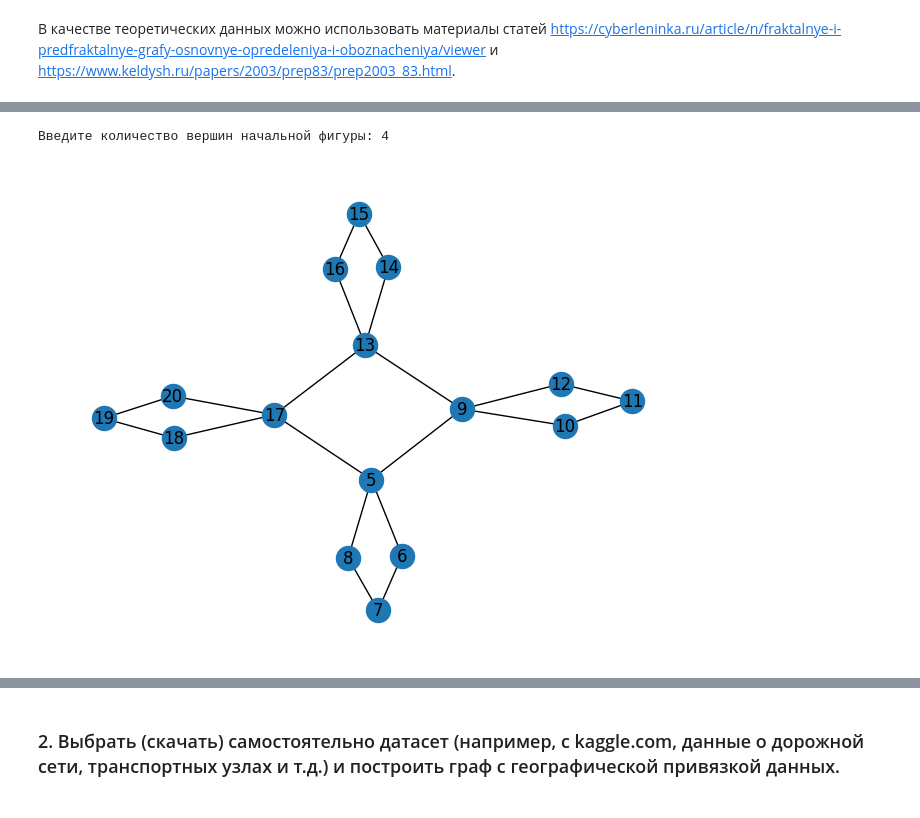
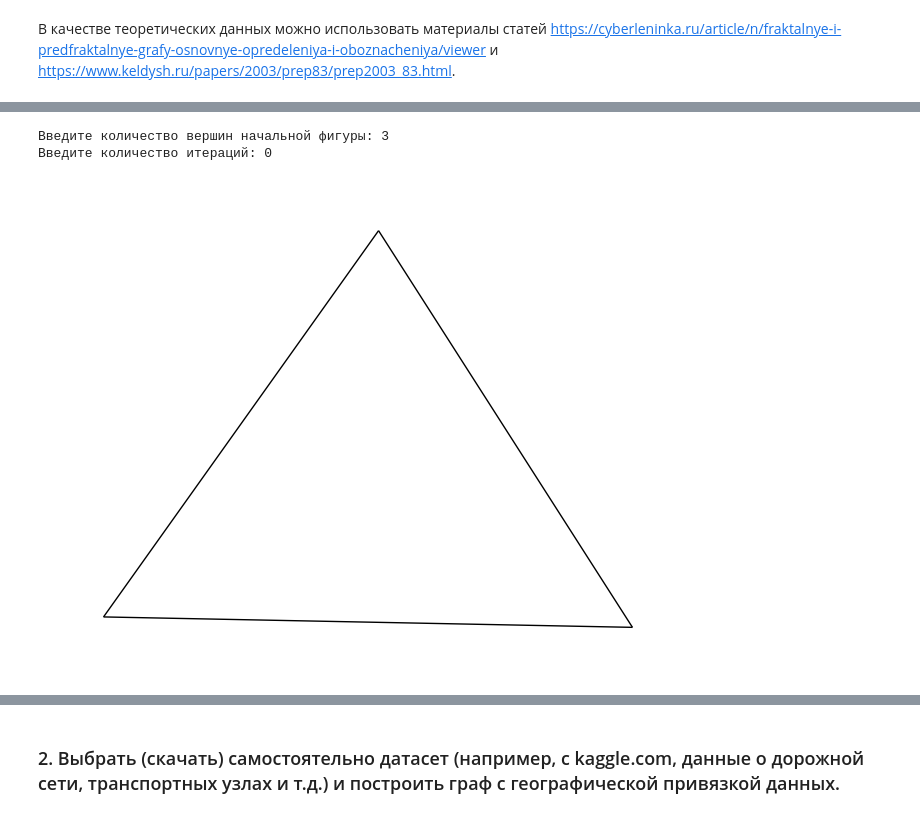
Before and after one commit to ekatfil/FA, a Jupyter notebook: 3 курс/2 сем/Машинка/Филиппова_Екатерина_ПИ21_7_Лабораторная_3_4.ipynb, the cells around one changed output, grey strips where cells are left out. Drawn from its saved outputs; the diff is of its cells as text; code cells hidden in the pictures.

```diff
--- a/3 курс/2 сем/Машинка/Филиппова_Екатерина_ПИ21_7_Лабораторная_3_4.ipynb
+++ b/3 курс/2 сем/Машинка/Филиппова_Екатерина_ПИ21_7_Лабораторная_3_4.ipynb
@@ -37,15 +15,0 @@ def generate_fractal_graph(triangle_graph):
-# %%
-triangle_graph = generate_triangle_graph()
-fractal_graph = generate_fractal_graph(triangle_graph)
-
-pos = {
-    1: (1, 2),
-    2: (0, 0),
-    3: (2, 0),
-    max(triangle_graph.nodes) + 1: (1, 2),
-    max(triangle_graph.nodes) + 2: (1, 3),
-    max(triangle_graph.nodes) + 3: (1.5, 2.5)
-}
-
-nx.draw(fractal_graph, pos, with_labels=True)
-plt.show()
@@ -90,10 +64,10 @@ def generate_fractal_graph(polygon_graph):
 # %%
-n = int(input("Введите количество вершин начальной фигуры: "))
-polygon_graph = generate_polygon_graph(n)
-fractal_graph = generate_fractal_graph(polygon_graph)
+def draw_fractal_graph():
+    n_initial = int(input("Введите количество вершин начальной фигуры: "))
+    iterations = int(input("Введите количество итераций: "))
 
-# Рассчитываем позиции вершин
-pos = nx.spring_layout(fractal_graph)
+    g = predfractal(n_initial, iterations)
+    pos = nx.spring_layout(g)
 
-nx.draw(fractal_graph, pos, with_labels=True)
-plt.show()
+    nx.draw(g, pos=pos, node_size=0)
+    plt.show()
@@ -171,13 +74,6 @@ plt.show()
-# %%
-n = int(input("Введите количество вершин начальной фигуры: "))
-polygon_graph = generate_polygon_graph(n)
-fractal_graph = generate_fractal_graph(polygon_graph)
-
-# Рассчитываем позиции вершин автоматически
-pos = nx.spring_layout(fractal_graph)
-
-nx.draw(fractal_graph, pos, with_labels=True)
-plt.show()
-# %% [output]
-Введите количество вершин начальной фигуры: 4
-[figure, removed]
+# %%
+draw_fractal_graph()
+# %% [output]
+Введите количество вершин начальной фигуры: 3
+Введите количество итераций: 0
+[figure, added]
```
Also changed, not shown: parts of 39 cells of this notebook.
